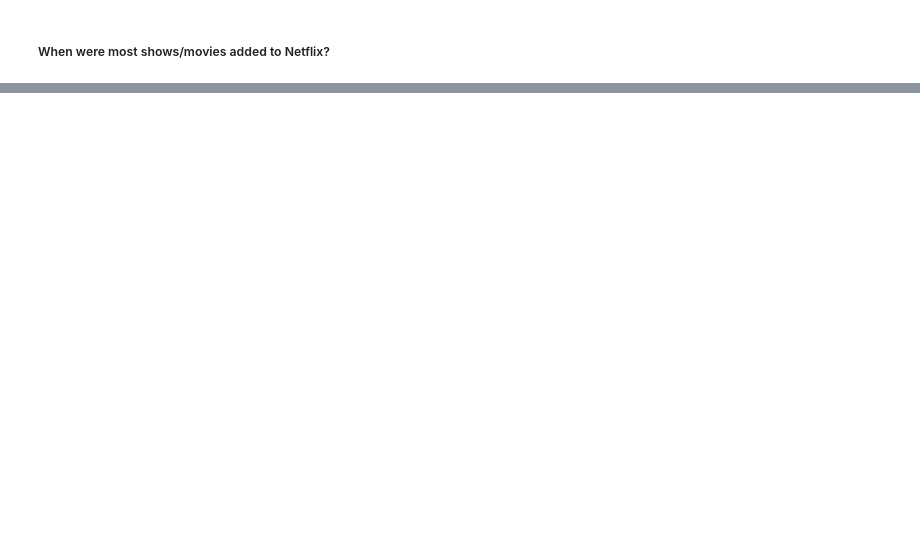
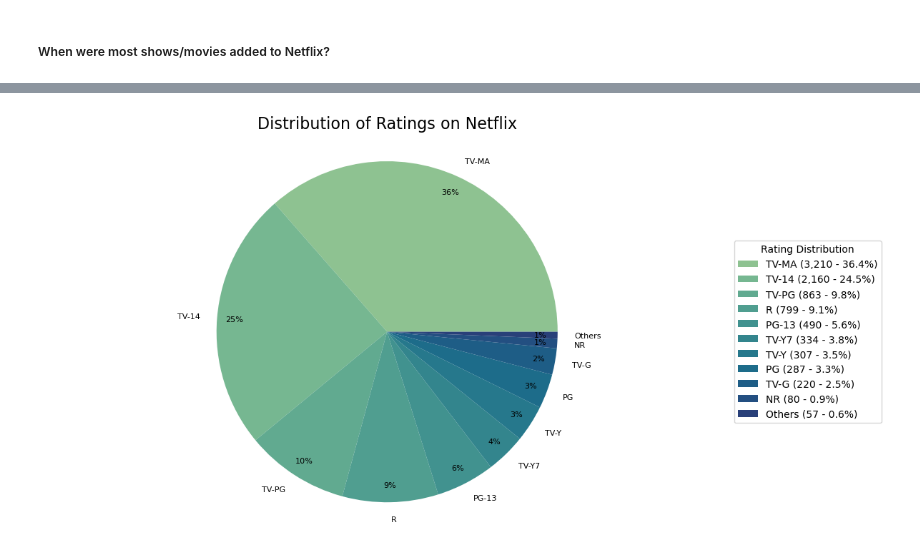
Before and after one commit to tiimmyData/netflixAnalysis, a Jupyter notebook: index.ipynb, the cells around one changed output, grey strips where cells are left out. Saved outputs shown, nothing was run; the diff lists cells and outputs as text; code cells hidden in the pictures; blank space fills up the shorter version.

```diff
--- a/index.ipynb
+++ b/index.ipynb
@@ -241,0 +219,11 @@ dtype: int64
+# %%
+# Extract the year from 'date_added'
+data['year_added'] = data['date_added'].dt.year
+# Find the year with the most movies
+most_movies_year = data[data['type'] == 'Movie']['year_added'].value_counts().idxmax()
+
+# Find the year with the most TV shows
+most_shows_year = data[data['type'] == 'TV Show']['year_added'].value_counts().idxmax()
+
+print(f"The year with the most movies added is: {most_movies_year} with {data[data['type'] == 'Movie']['year_added'].value_counts().max()} movies")
+print(f"The year with the most TV shows added is: {most_shows_year} with {data[data['type'] == 'TV Show']['year_added'].value_counts().max()} TV shows")
@@ -241,0 +301,51 @@ dtype: int64
+# %%
+# Get top 10 ratings and calculate 'Others'
+top_10_ratings = data['rating'].value_counts().nlargest(10)
+others_count = data['rating'].value_counts()[10:].sum()
+
+# Combine top 10 and others into a new Series
+ratings_with_others = pd.concat([top_10_ratings, pd.Series({'Others': others_count})])
+
+# Create DataFrame for plotting
+plot_data = ratings_with_others.reset_index()
+plot_data.columns = ['rating', 'count']
+
+# Create a pie chart with a larger figure size
+plt.figure(figsize=(12, 6))
+
+# Calculate percentages
+total = plot_data['count'].sum()
+percentages = (plot_data['count'] / total * 100).round(1)
+
+# Create simpler labels for the pie slices
+labels = plot_data['rating']
+
+# Create pie chart with custom colors and labels
+patches, texts, autotexts = plt.pie(plot_data['count'],
+    labels=labels,
+    colors=sns.color_palette('crest', n_colors=len(plot_data)),
+    autopct='%1.0f%%',
+    pctdistance=0.90,
+    labeldistance=1.1,
+    textprops={'fontsize': 8}
+    )
+
+# Add a legend with detailed informationz
+legend_labels = [f"{rating} ({count:,} - {pct}%)"
+    for rating, count, pct in zip(plot_data['rating'],plot_data['count'], percentages)]
+plt.legend(patches, legend_labels,
+    title="Rating Distribution",
+    loc="center left",
+    bbox_to_anchor=(1, 0, 0.5, 1))
+
+# Add title
+plt.title('Distribution of Ratings on Netflix', fontsize=16, pad=16)
+
+# Ensure the pie is circular
+plt.axis('equal')
+
+# Adjust layout to prevent legend cropping
+plt.tight_layout()
+plt.show()
+# %% [output]
+[figure, added]
```
Also changed, not shown: parts of 22 cells of this notebook, 1 other file.
